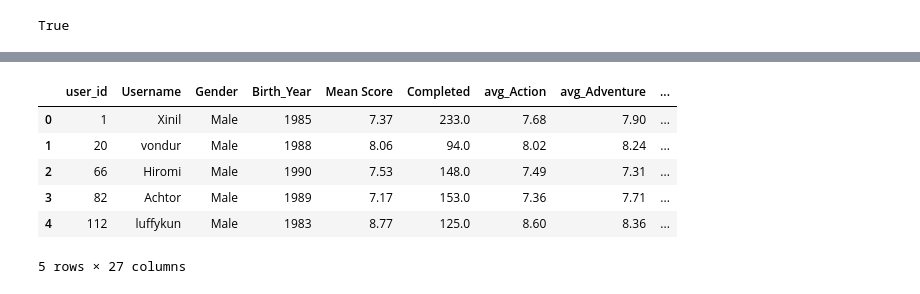
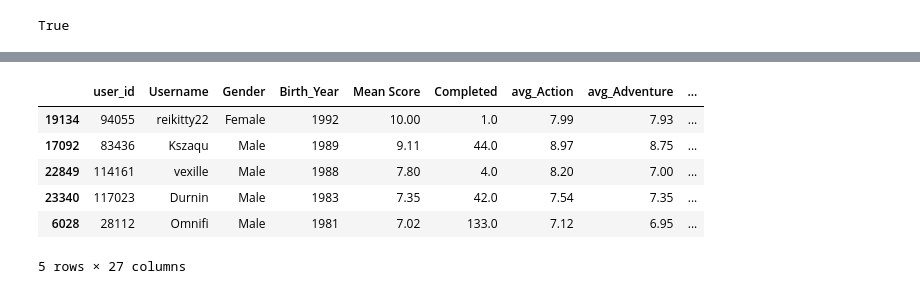
Before and after one commit to SavageCat05/Manga-Recommender, a Jupyter notebook: core/anime_recommender.ipynb, the cells around one changed output, grey strips where cells are left out. Saved outputs shown, nothing was run; the diff lists cells and outputs as text; code cells hidden in the pictures.

```diff
--- a/core/anime_recommender.ipynb
+++ b/core/anime_recommender.ipynb
@@ -748,26 +748,28 @@ memory usage: 14.7+ MB
 # %%
 # Compute column-wise means ignoring NaNs
 genre_means = avg_genre_ratings.mean()
 
 # Fill NaNs with those means
 avg_genre_ratings_filled = avg_genre_ratings.fillna(genre_means)
 
 # Rename columns as before
 avg_genre_ratings_filled.columns = [col.replace('Genre_', 'avg_') for col in avg_genre_ratings_filled.columns]
 
 # Recombine with user info
 final_df = pd.concat([user_info, avg_genre_ratings_filled], axis=1).reset_index()
 
 # Optional: Round for presentation
 final_df[avg_genre_ratings_filled.columns] = final_df[avg_genre_ratings_filled.columns].round(2)
 
 # Final preview
 final_df.head()
+user_final_df = final_df
+user_final_df.sample(5)
 # %% [output]
 |  | user_id | Username | Gender | Birth_Year | Mean Score | Completed | avg_Action | avg_Adventure | ... |
-| 0 | 1 | Xinil | Male | 1985 | 7.37 | 233.0 | 7.68 | 7.90 | ... |
-| 1 | 20 | vondur | Male | 1988 | 8.06 | 94.0 | 8.02 | 8.24 | ... |
-| 2 | 66 | Hiromi | Male | 1990 | 7.53 | 148.0 | 7.49 | 7.31 | ... |
-| 3 | 82 | Achtor | Male | 1989 | 7.17 | 153.0 | 7.36 | 7.71 | ... |
-| 4 | 112 | luffykun | Male | 1983 | 8.77 | 125.0 | 8.60 | 8.36 | ... |
+| 19134 | 94055 | reikitty22 | Female | 1992 | 10.00 | 1.0 | 7.99 | 7.93 | ... |
+| 17092 | 83436 | Kszaqu | Male | 1989 | 9.11 | 44.0 | 8.97 | 8.75 | ... |
+| 22849 | 114161 | vexille | Male | 1988 | 7.80 | 4.0 | 8.20 | 7.00 | ... |
+| 23340 | 117023 | Durnin | Male | 1983 | 7.35 | 42.0 | 7.54 | 7.35 | ... |
+| 6028 | 28112 | Omnifi | Male | 1981 | 7.02 | 133.0 | 7.12 | 6.95 | ... |
 5 rows × 27 columns
```
Also changed, not shown: parts of 20 cells of this notebook.
